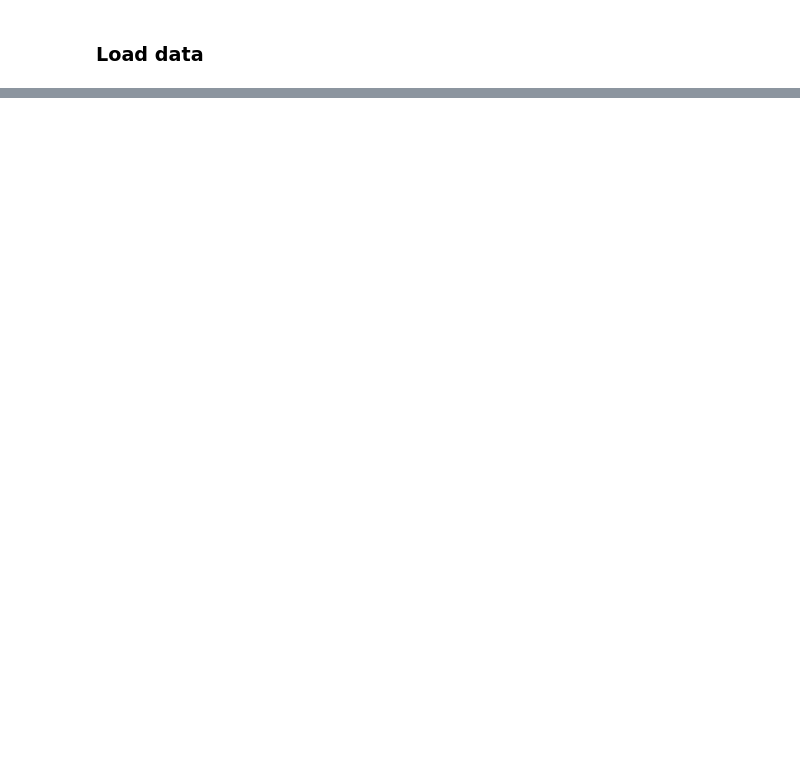
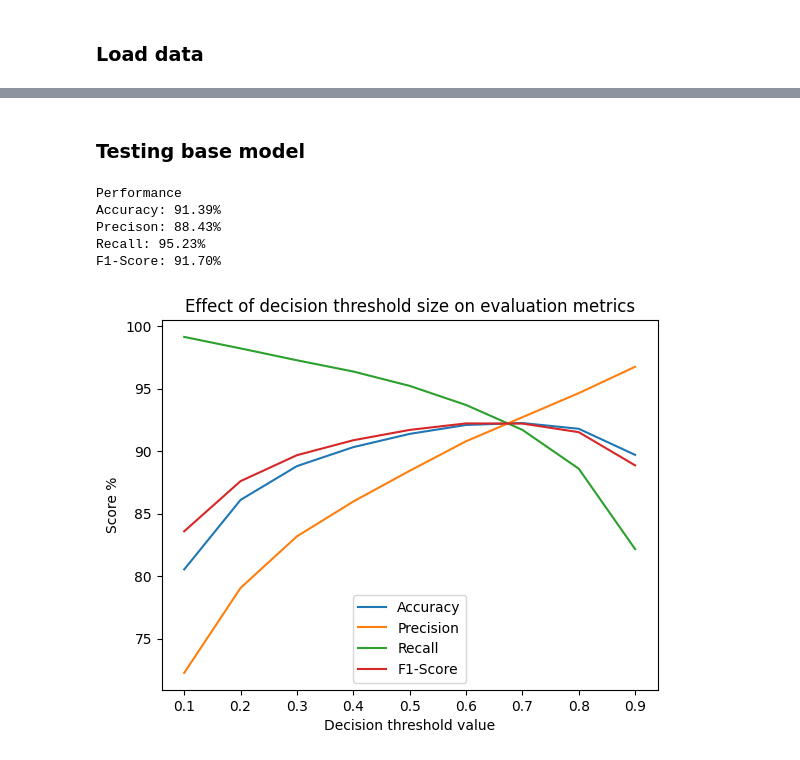
Before and after one commit to jshrdt/aics-project, a Jupyter notebook: code/aics0.ipynb, the cells around one changed output, grey strips where cells are left out. Saved outputs shown, nothing was run; the diff lists cells and outputs as text; code cells hidden in the pictures; blank space fills up the shorter version.

Commit message:
base/attn/mini models; task difficulty exploration ipynb, documentation, paper draft

```diff
--- a/code/aics0.ipynb
+++ b/code/aics0.ipynb
@@ -22,9 +21,10 @@ src_dir = config['CIFAKE_dir']  # https://www.kaggle.com/datasets/birdy654/cifak
 # %%
 # load data
 data = get_files(src_dir)
-trainfiles = data['train'][:int(len(data['train'])*0.975)]
-devfiles = data['train'][int(len(data['train'])*0.975):]
+# Split data
+trainfiles = data['train'][:int(len(data['train']))]
 testfiles = data['test']
+
 trainfiles[0]  # tuple of filepath + class as str
-type(trainfiles)
+len(trainfiles), trainfiles[0]
 # %% [output]
@@ -328,0 +41,3 @@ df
+# %%
+traindata = CIFAKE_loader(trainfiles, batch_size=32)
+testdata = CIFAKE_loader(testfiles, batch_size=32)
@@ -328,0 +64,5 @@ df
+# %%
+# init and train base model
+basemodel = CIFAKE_CNN()
+# default lr=0.001, momentum=0.9
+basemodel = train_model(basemodel, traindata, epochs=10)
@@ -328,0 +84,34 @@ df
+# %% [markdown]
+### Testing base model
+# %%
+# predict labels
+gold, preds = test_model(basemodel, testdata)
+# evaluate with accuracy, precision, recall, f1-score
+eval = score_preds(gold, preds, verbose=True)
+# %% [output]
+Performance
+Accuracy: 91.39%
+Precison: 88.43%
+Recall: 95.23%
+F1-Score: 91.70%
+# %%
+# explore effect of threshold size
+import pandas as pd
+import matplotlib.pyplot as plt
+
+thresh_data = {}
+for i in range(1, 10):
+    thresh = round(i/10, 2)
+    thresh_data[thresh] = {metric: score_preds(gold, preds, thresh=thresh)[i]
+                           for i, metric in enumerate(['Accuracy', 'Precision',
+                                                       'Recall', 'F1-Score'])}
+base_thresh_df = pd.DataFrame(thresh_data.values(), index=thresh_data.keys()).mul(100)
+fig = base_thresh_df.plot()
+
+fig.set_ylabel('Score %')
+fig.set_xlabel('Decision threshold value')
+fig.title.set_text('Effect of decision threshold size on evaluation metrics')
+fig.legend(loc='lower center')
+plt.show()
+# %% [output]
+[figure, added]
```
Also changed, not shown: parts of 39 cells of this notebook, 11 other files.
